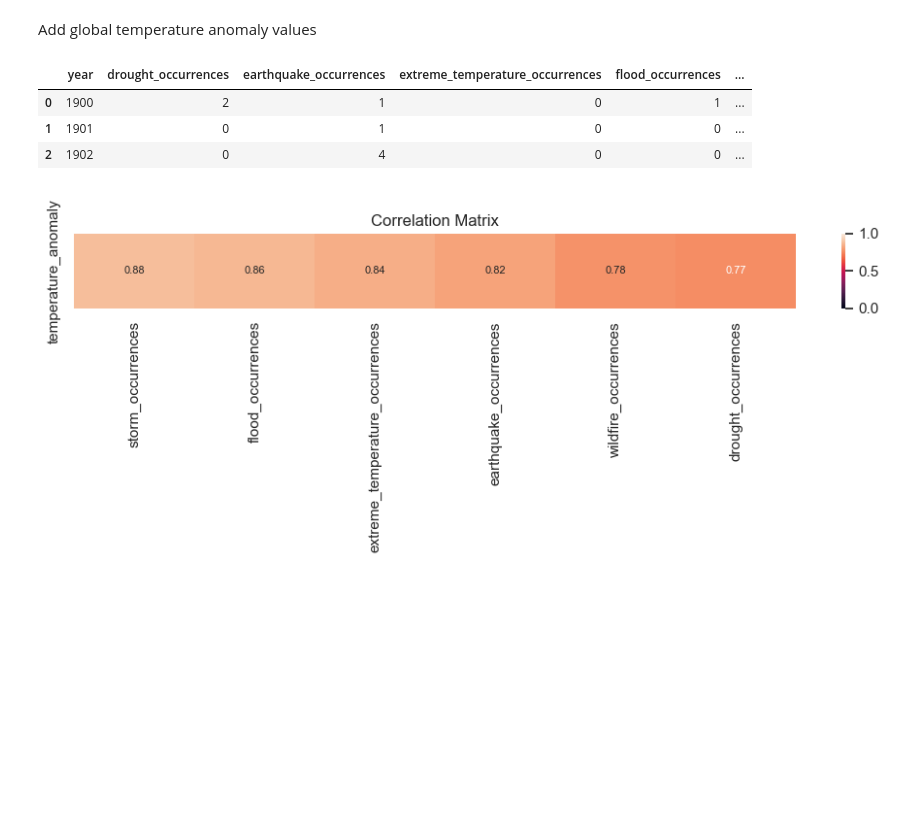
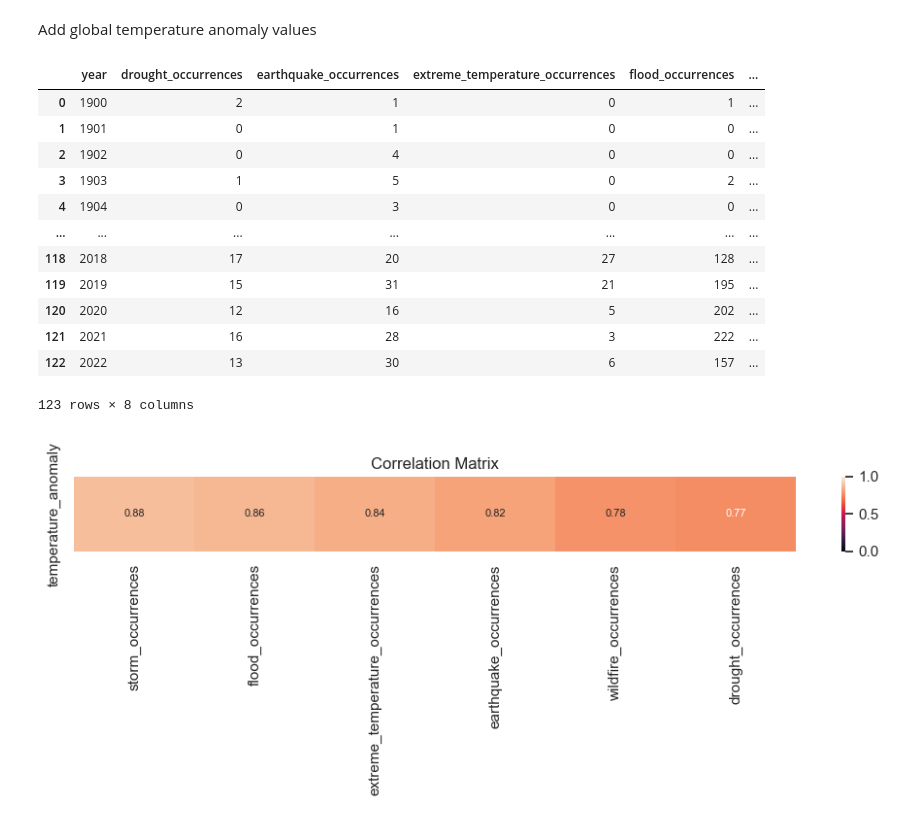
Before and after one commit to lukiwieser/natural-disasters-and-climate-change, a Jupyter notebook: temp-analysis.ipynb, the cells around one changed output. Cells and saved outputs as stored; diff of their text form; code cells hidden in the pictures; blank space fills up the shorter version.

```diff
--- a/temp-analysis.ipynb
+++ b/temp-analysis.ipynb
@@ -341,12 +361,21 @@ dis_global_yearly_count_wide = reformatDisGlobalYearlyWide(dis_global_yearly_cou
 Add global temperature anomaly values
 # %%
 dis_global_yearly_count_wide['temperature_anomaly'] = temp_global['temperature_anomaly']
-dis_global_yearly_count_wide.head(3)
+dis_global_yearly_count_wide
 # %% [output]
 |  | year | drought_occurrences | earthquake_occurrences | extreme_temperature_occurrences | flood_occurrences | ... |
 | 0 | 1900 | 2 | 1 | 0 | 1 | ... |
 | 1 | 1901 | 0 | 1 | 0 | 0 | ... |
 | 2 | 1902 | 0 | 4 | 0 | 0 | ... |
+| 3 | 1903 | 1 | 5 | 0 | 2 | ... |
+| 4 | 1904 | 0 | 3 | 0 | 0 | ... |
+| ... | ... | ... | ... | ... | ... | ... |
+| 118 | 2018 | 17 | 20 | 27 | 128 | ... |
+| 119 | 2019 | 15 | 31 | 21 | 195 | ... |
+| 120 | 2020 | 12 | 16 | 5 | 202 | ... |
+| 121 | 2021 | 16 | 28 | 3 | 222 | ... |
+| 122 | 2022 | 13 | 30 | 6 | 157 | ... |
+123 rows × 8 columns
 # %%
 plotTempDisCorrelation(dis_global_yearly_count_wide, 'temperature_anomaly')
 # %% [output]
```
Also changed, not shown: parts of 5 cells of this notebook.
